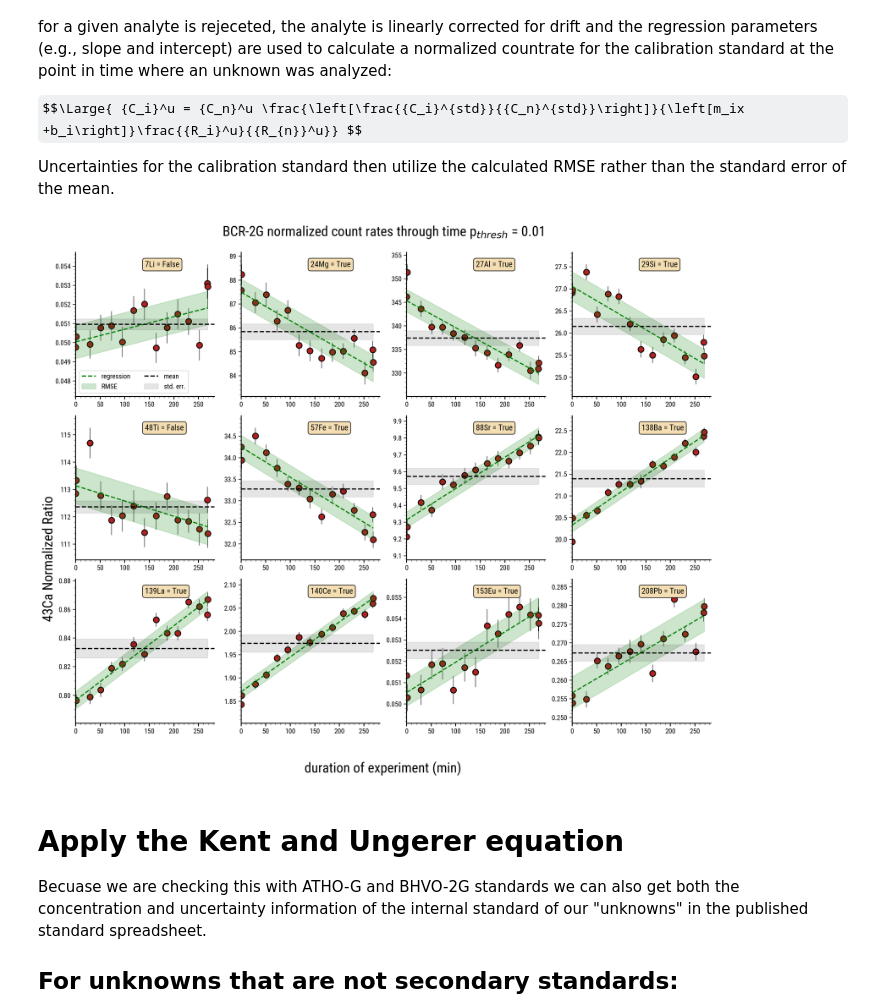
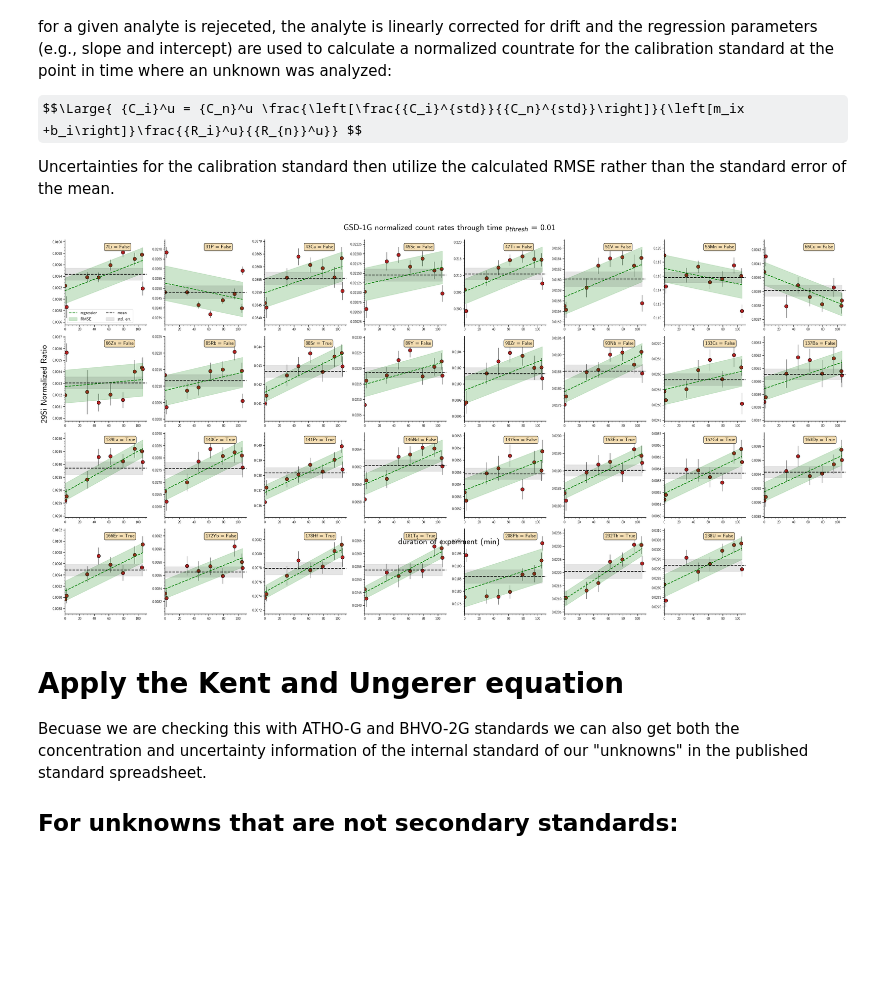
Before and after one commit to jlubbersgeo/laicpms_general, a Jupyter notebook: lasercalc_python.ipynb, the cells around one changed output. Cells and saved outputs as stored; diff of their text form; code cells hidden in the pictures; some formulas as TeX source; blank space fills up the shorter version.

```diff
--- a/lasercalc_python.ipynb
+++ b/lasercalc_python.ipynb
@@ -42,6 +42,9 @@ from statsmodels.tools.eval_measures import rmse
 sys.path.insert(1, r"C:\Users\jlubbers\OneDrive - DOI\Research\Coding\Python_scripts")
 import mpl_defaults
 
+plt.rcParams["font.sans-serif"] = "CMU Sans Serif"
+
+
 outpath = r"C:\Users\jlubbers\OneDrive - DOI\Desktop\test_figures"
 # %% [markdown]
 # Import data
@@ -63,10 +66,10 @@ stds_data = pd.read_excel(
     r"C:\Users\jlubbers\OneDrive - DOI\Research\Coding\laser_processing\laserTRAM-DB\tests\laicpms_stds_tidy.xlsx"
 ).set_index("Standard")
 
-# import our internal standard normalized data
+
 test_data = (
     pd.read_excel(
-        r"C:\Users\jlubbers\OneDrive - DOI\Research\Coding\laser_processing\laserTRAM-DB\tests\spot_test_timestamp_lasertram_complete.xlsx"
+        r"C:\Users\jlubbers\OneDrive - DOI\Research\Mendenhall\Data\laser_data\B4 Caldera Project\run1\run1_LT_complete_29si_redo.xlsx"
     )
     .dropna()
     .set_index("Spot")
@@ -158,6 +161,6 @@ BHVO-2G
 # %%
 # Choosing our calibration standard
-calib_std = "BCR-2G"
+calib_std = "GSD-1G"
 
 # create a separate dataframe for our calibration standard data
 calib_std_data = test_data.loc[calib_std, :]
@@ -239,8 +242,15 @@ for j in range(len(myanalytes)):
     RMSE = rmse(y, ypred)
 
     calib_std_rmses.append(RMSE)
-    calib_std_slopes.append(model.params[1])
-    calib_std_intercepts.append(model.params[0])
+
+    if model.params.shape[0] < 2:
+        calib_std_slopes.append(model.params[0])
+        calib_std_intercepts.append(0)
+
+    else:
+
+        calib_std_slopes.append(model.params[1])
+        calib_std_intercepts.append(model.params[0])
 
     axes[j].plot(np.cumsum(np.diff(x, prepend=x[0])), ypred, "g--", label="regression")
     axes[j].set_xlabel("", fontsize=20)
@@ -301,36 +311,37 @@ for j in range(len(myanalytes)):
         transform=axes[j].transAxes,
         bbox=props,
         fontsize=14,
     )
 
 
 for j in range(len(axes)):
     if j >= len(myanalytes):
         fig.delaxes(axes[j])
     mpl_defaults.left_bottom_axes(axes[j])
 
 fig.suptitle(
     "{} normalized count rates through time p$_{{thresh}}$ = {}".format(
         calib_std, alpha
     ),
     fontsize=24,
     y=1,
 )
 fig.text(
-    0.5, 0.18, "duration of experiment (min)", ha="center", fontsize=24,
+    0.5, 0.2, "duration of experiment (min)", ha="center", fontsize=24,
 )
 fig.text(
     -0.01,
-    0.5,
+    0.6,
     "{} Normalized Ratio".format(calib_std_data["norm"].unique()[0]),
     va="center",
     rotation="vertical",
     fontsize=24,
 )
 
 fig.tight_layout()
+# plt.savefig('{}\drift_correction_check_{}.png'.format(outpath,calib_std),bbox_inches = 'tight')
 # %% [output]
-[figure, old version]
+[figure, new version]
 # %%
 # For our calibration standard, calculate the concentration ratio of each analyte to the element used as the internal standard
 std_conc_ratios = []
```
Also changed, not shown: parts of 6 cells of this notebook.
